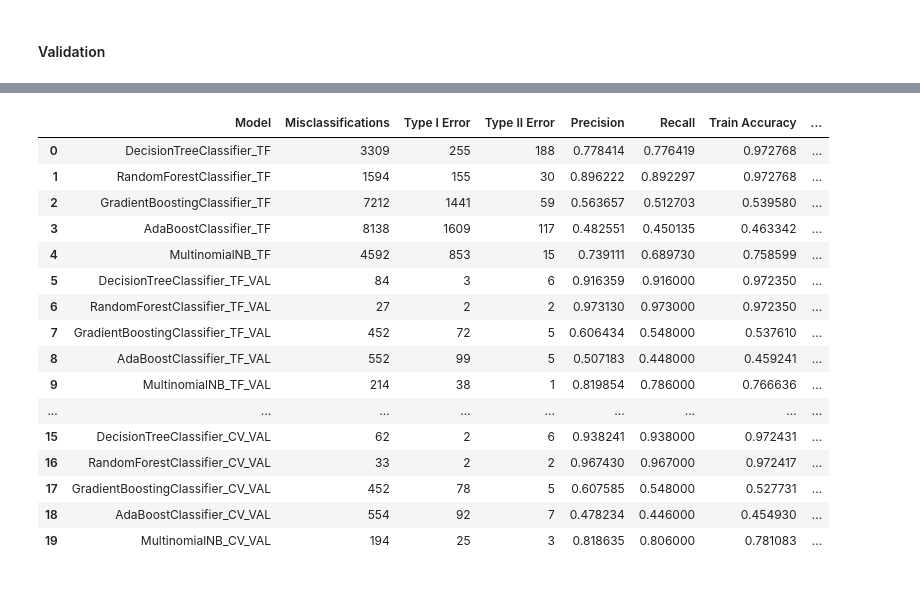
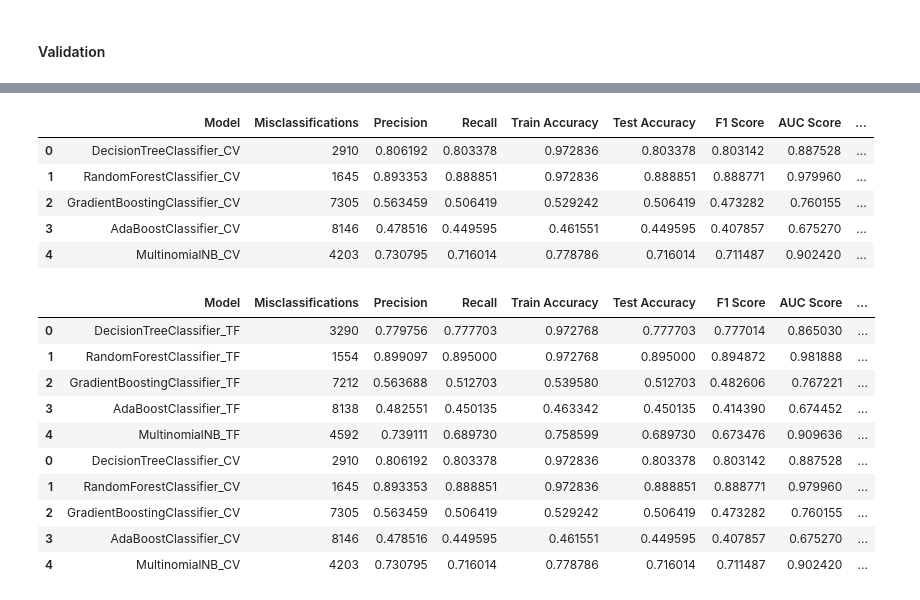
Before and after one commit to niranjankumarnk/ML_finalproject, a Jupyter notebook: Final Project.ipynb, the cells around one changed output, grey strips where cells are left out. Drawn from its saved outputs; the diff is of its cells as text; code cells hidden in the pictures.

```diff
--- a/Final Project.ipynb
+++ b/Final Project.ipynb
@@ -230,8 +239,6 @@ model_names = [ 'DecisionTreeClassifier_TF', 'RandomForestClassifier_TF', 'Gradi
 results = {
     'Model': [],
     'Misclassifications': [],
-    'Type I Error': [],
-    'Type II Error': [],
     'Precision': [],
     'Recall': [],
     'Train Accuracy': [],
@@ -242,17 +249,15 @@ results = {
 model_dict = dict(zip(model, model_names))
 for i in model:
     pipeline.set_params(classifier = i)
-    pipeline.fit(X_train, y_train)
-    y_pred = pipeline.predict(X_test)
-    train_accuracy = accuracy_score(y_train, pipeline.predict(X_train))
+    pipeline_tv= pipeline.fit(X_train, y_train)
+    y_pred = pipeline_tv.predict(X_test)
+    train_accuracy = accuracy_score(y_train, pipeline_tv.predict(X_train))
     test_accuracy = accuracy_score(y_test, y_pred)
     f1 = f1_score(y_test, y_pred, average='weighted')
     precision = precision_score(y_test, y_pred, average='weighted')
     recall = recall_score(y_test, y_pred, average='weighted')
 
     misclassification = len(y_test) - np.sum(y_test == y_pred)
-    type1_error = confusion_matrix(y_test, y_pred)[0,1]
-    type2_error = confusion_matrix(y_test, y_pred)[1,0]
 
     # Calculate AUC score
     visualizer = ROCAUC(pipeline, classes=['Irrelevant','Negative','Neutral','Positive'])
@@ -266,8 +271,6 @@ for i in model:
     results['F1 Score'].append(f1)
     results['Precision'].append(precision)
     results['Misclassifications'].append(misclassification)
-    results['Type I Error'].append(type1_error)
-    results['Type II Error'].append(type2_error)
     results['Recall'].append(recall)
 
     print(f"Model: {i}")
@@ -392,0 +354,3 @@ TV_results_Validation
+# %%
+TF_results = pd.concat([TV_results, TV_results_Validation], axis=1)
+TF_results
@@ -405,8 +376,6 @@ model_names = ['DecisionTreeClassifier_CV', 'RandomForestClassifier_CV', 'Gradie
 results_CV = {
     'Model': [],
     'Misclassifications': [],
-    'Type I Error': [],
-    'Type II Error': [],
     'Precision': [],
     'Recall': [],
     'Train Accuracy': [],
@@ -428,8 +397,6 @@ for i in model:
     recall = recall_score(y_test, y_pred, average='weighted')
 
     misclassification = len(y_test) - np.sum(y_test == y_pred)
-    type1_error = confusion_matrix(y_test, y_pred)[0,1]
-    type2_error = confusion_matrix(y_test, y_pred)[1,0]
 
      # Calculate AUC score
     visualizer = ROCAUC(pipeline_cv, classes=['Irrelevant','Negative','Neutral','Positive'])
@@ -443,8 +410,6 @@ for i in model:
     results_CV['F1 Score'].append(f1)
     results_CV['Precision'].append(precision)
     results_CV['Misclassifications'].append(misclassification)
-    results_CV['Type I Error'].append(type1_error)
-    results_CV['Type II Error'].append(type2_error)
     results_CV['Recall'].append(recall)
 
     print(f"Model: {i}")
@@ -569,21 +494,25 @@ cv_results_validation
+# %%
+CV_results = pd.concat([CV_results, CV_results_Validation], axis=1)
+CV_results
+# %% [output]
+|  | Model | Misclassifications | Precision | Recall | Train Accuracy | Test Accuracy | F1 Score | AUC Score | ... |
+| 0 | DecisionTreeClassifier_CV | 2910 | 0.806192 | 0.803378 | 0.972836 | 0.803378 | 0.803142 | 0.887528 | ... |
+| 1 | RandomForestClassifier_CV | 1645 | 0.893353 | 0.888851 | 0.972836 | 0.888851 | 0.888771 | 0.979960 | ... |
+| 2 | GradientBoostingClassifier_CV | 7305 | 0.563459 | 0.506419 | 0.529242 | 0.506419 | 0.473282 | 0.760155 | ... |
+| 3 | AdaBoostClassifier_CV | 8146 | 0.478516 | 0.449595 | 0.461551 | 0.449595 | 0.407857 | 0.675270 | ... |
+| 4 | MultinomialNB_CV | 4203 | 0.730795 | 0.716014 | 0.778786 | 0.716014 | 0.711487 | 0.902420 | ... |
 # %%
-final_result = pd.concat([TV_results,TV_results_Validation,CV_results,cv_results_validation],axis=0,ignore_index=True)
+final_result = pd.concat([TF_results,CV_results],axis=0)
 final_result
 # %% [output]
-|  | Model | Misclassifications | Type I Error | Type II Error | Precision | Recall | Train Accuracy | ... |
-| 0 | DecisionTreeClassifier_TF | 3309 | 255 | 188 | 0.778414 | 0.776419 | 0.972768 | ... |
-| 1 | RandomForestClassifier_TF | 1594 | 155 | 30 | 0.896222 | 0.892297 | 0.972768 | ... |
-| 2 | GradientBoostingClassifier_TF | 7212 | 1441 | 59 | 0.563657 | 0.512703 | 0.539580 | ... |
-| 3 | AdaBoostClassifier_TF | 8138 | 1609 | 117 | 0.482551 | 0.450135 | 0.463342 | ... |
-| 4 | MultinomialNB_TF | 4592 | 853 | 15 | 0.739111 | 0.689730 | 0.758599 | ... |
-| 5 | DecisionTreeClassifier_TF_VAL | 84 | 3 | 6 | 0.916359 | 0.916000 | 0.972350 | ... |
-| 6 | RandomForestClassifier_TF_VAL | 27 | 2 | 2 | 0.973130 | 0.973000 | 0.972350 | ... |
-| 7 | GradientBoostingClassifier_TF_VAL | 452 | 72 | 5 | 0.606434 | 0.548000 | 0.537610 | ... |
-| 8 | AdaBoostClassifier_TF_VAL | 552 | 99 | 5 | 0.507183 | 0.448000 | 0.459241 | ... |
-| 9 | MultinomialNB_TF_VAL | 214 | 38 | 1 | 0.819854 | 0.786000 | 0.766636 | ... |
-| ... | ... | ... | ... | ... | ... | ... | ... | ... |
-| 15 | DecisionTreeClassifier_CV_VAL | 62 | 2 | 6 | 0.938241 | 0.938000 | 0.972431 | ... |
-| 16 | RandomForestClassifier_CV_VAL | 33 | 2 | 2 | 0.967430 | 0.967000 | 0.972417 | ... |
-| 17 | GradientBoostingClassifier_CV_VAL | 452 | 78 | 5 | 0.607585 | 0.548000 | 0.527731 | ... |
-| 18 | AdaBoostClassifier_CV_VAL | 554 | 92 | 7 | 0.478234 | 0.446000 | 0.454930 | ... |
-| 19 | MultinomialNB_CV_VAL | 194 | 25 | 3 | 0.818635 | 0.806000 | 0.781083 | ... |
+|  | Model | Misclassifications | Precision | Recall | Train Accuracy | Test Accuracy | F1 Score | AUC Score | ... |
+| 0 | DecisionTreeClassifier_TF | 3290 | 0.779756 | 0.777703 | 0.972768 | 0.777703 | 0.777014 | 0.865030 | ... |
+| 1 | RandomForestClassifier_TF | 1554 | 0.899097 | 0.895000 | 0.972768 | 0.895000 | 0.894872 | 0.981888 | ... |
+| 2 | GradientBoostingClassifier_TF | 7212 | 0.563688 | 0.512703 | 0.539580 | 0.512703 | 0.482606 | 0.767221 | ... |
+| 3 | AdaBoostClassifier_TF | 8138 | 0.482551 | 0.450135 | 0.463342 | 0.450135 | 0.414390 | 0.674452 | ... |
+| 4 | MultinomialNB_TF | 4592 | 0.739111 | 0.689730 | 0.758599 | 0.689730 | 0.673476 | 0.909636 | ... |
+| 0 | DecisionTreeClassifier_CV | 2910 | 0.806192 | 0.803378 | 0.972836 | 0.803378 | 0.803142 | 0.887528 | ... |
+| 1 | RandomForestClassifier_CV | 1645 | 0.893353 | 0.888851 | 0.972836 | 0.888851 | 0.888771 | 0.979960 | ... |
+| 2 | GradientBoostingClassifier_CV | 7305 | 0.563459 | 0.506419 | 0.529242 | 0.506419 | 0.473282 | 0.760155 | ... |
+| 3 | AdaBoostClassifier_CV | 8146 | 0.478516 | 0.449595 | 0.461551 | 0.449595 | 0.407857 | 0.675270 | ... |
+| 4 | MultinomialNB_CV | 4203 | 0.730795 | 0.716014 | 0.778786 | 0.716014 | 0.711487 | 0.902420 | ... |
```
Also changed, not shown: parts of 13 cells of this notebook.
